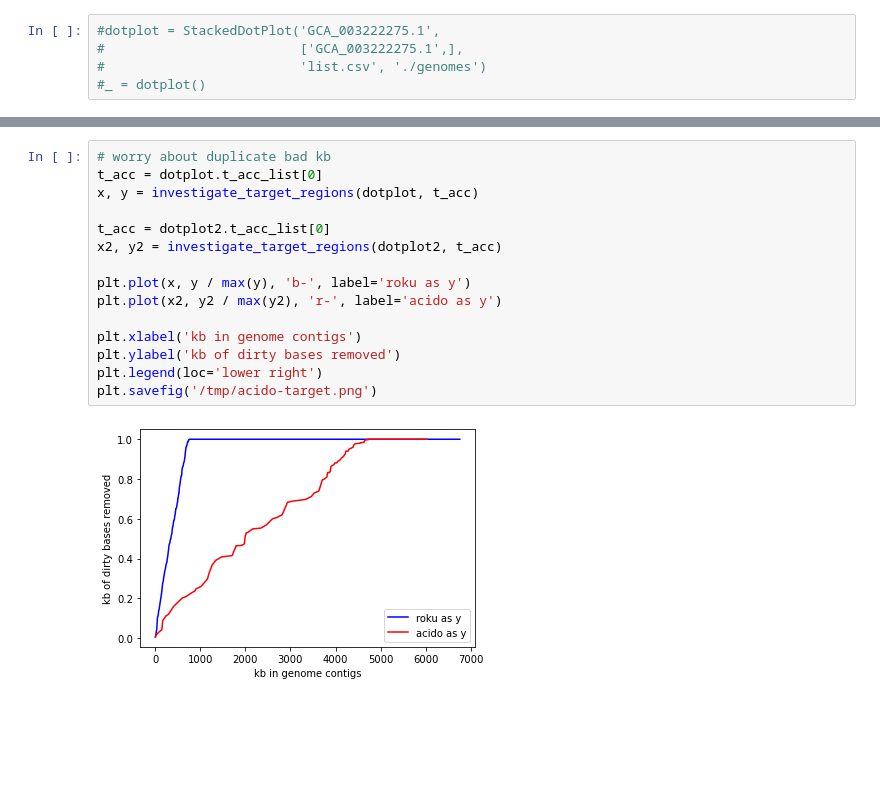
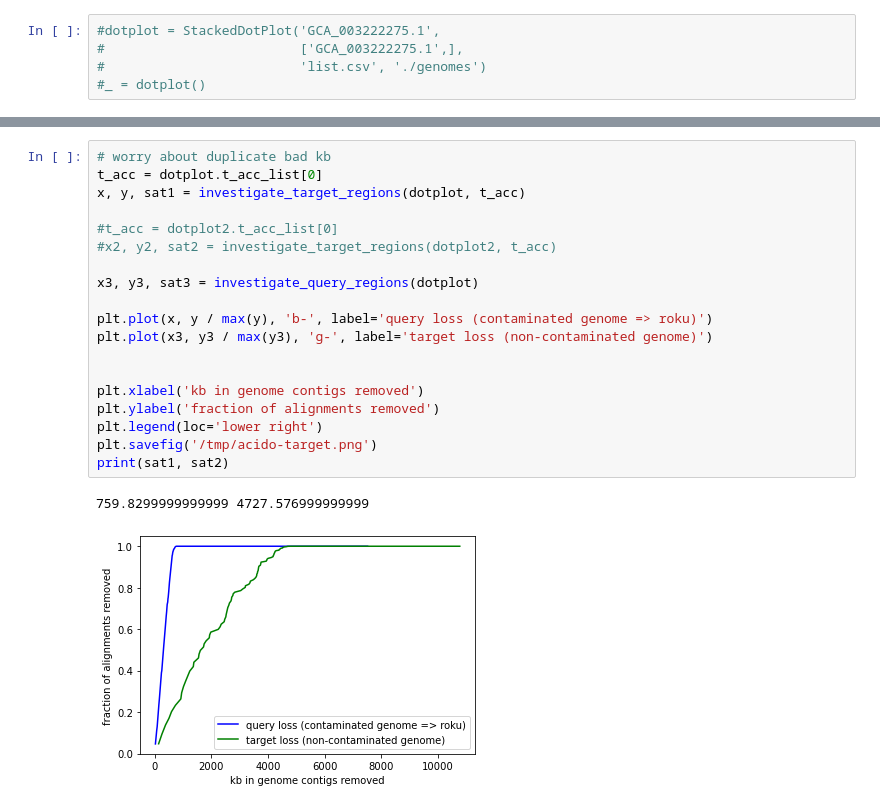
Before and after one commit to ctb/2020-stacked-dot-plots, a Jupyter notebook: single-genome-report.ipynb, the cells around one changed output, grey strips where cells are left out. Cells and saved outputs as stored; diff of their text form; blank space fills up the shorter version.

```diff
--- a/single-genome-report.ipynb
+++ b/single-genome-report.ipynb
@@ -165,17 +227,22 @@ x, y = investigate_target_regions(dotplot, t_acc)
 # %%
 # worry about duplicate bad kb
 t_acc = dotplot.t_acc_list[0]
-x, y = investigate_target_regions(dotplot, t_acc)
+x, y, sat1 = investigate_target_regions(dotplot, t_acc)
 
-t_acc = dotplot2.t_acc_list[0]
-x2, y2 = investigate_target_regions(dotplot2, t_acc)
+#t_acc = dotplot2.t_acc_list[0]
+#x2, y2, sat2 = investigate_target_regions(dotplot2, t_acc)
 
-plt.plot(x, y / max(y), 'b-', label='roku as y')
-plt.plot(x2, y2 / max(y2), 'r-', label='acido as y')
+x3, y3, sat3 = investigate_query_regions(dotplot)
 
-plt.xlabel('kb in genome contigs')
-plt.ylabel('kb of dirty bases removed')
+plt.plot(x, y / max(y), 'b-', label='query loss (contaminated genome => roku)')
+plt.plot(x3, y3 / max(y3), 'g-', label='target loss (non-contaminated genome)')
+
+
+plt.xlabel('kb in genome contigs removed')
+plt.ylabel('fraction of alignments removed')
 plt.legend(loc='lower right')
 plt.savefig('/tmp/acido-target.png')
+print(sat1, sat2)
 # %% [output]
+759.8299999999999 4727.576999999999
-[figure, old version]
+[figure, new version]
```
Also changed, not shown: parts of 4 cells of this notebook.
